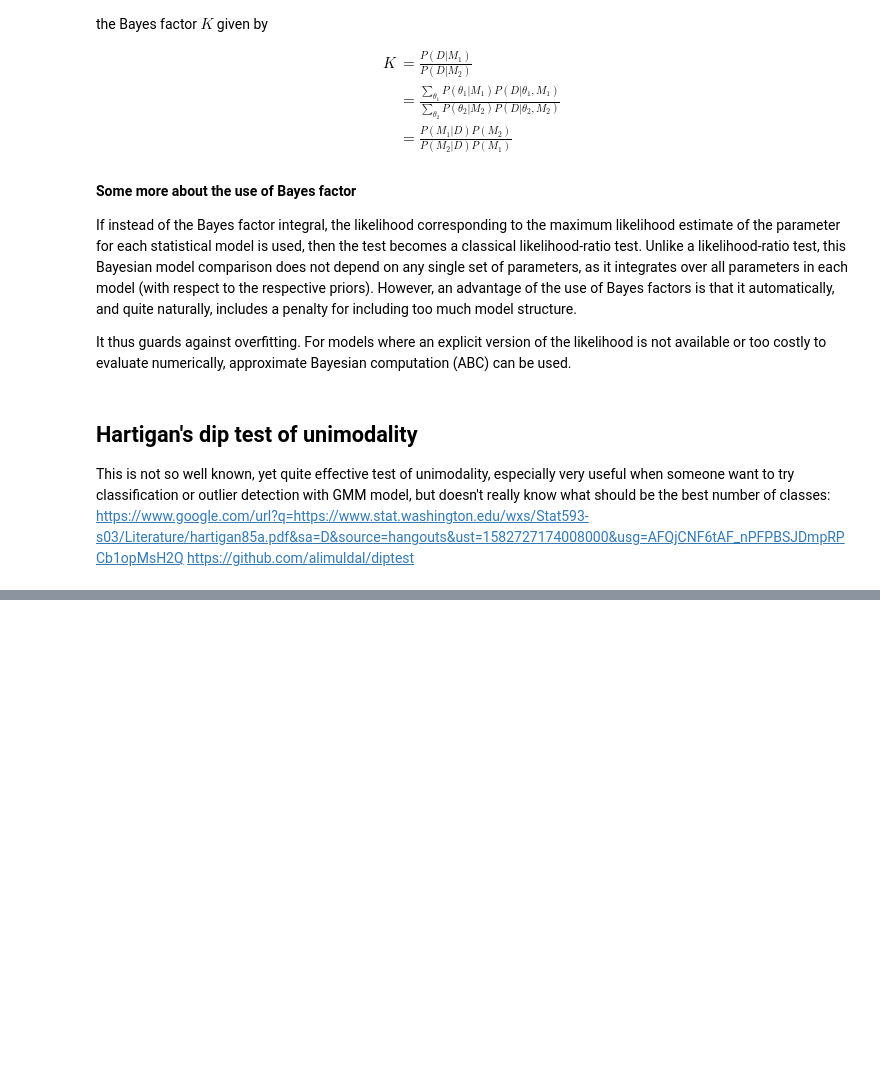
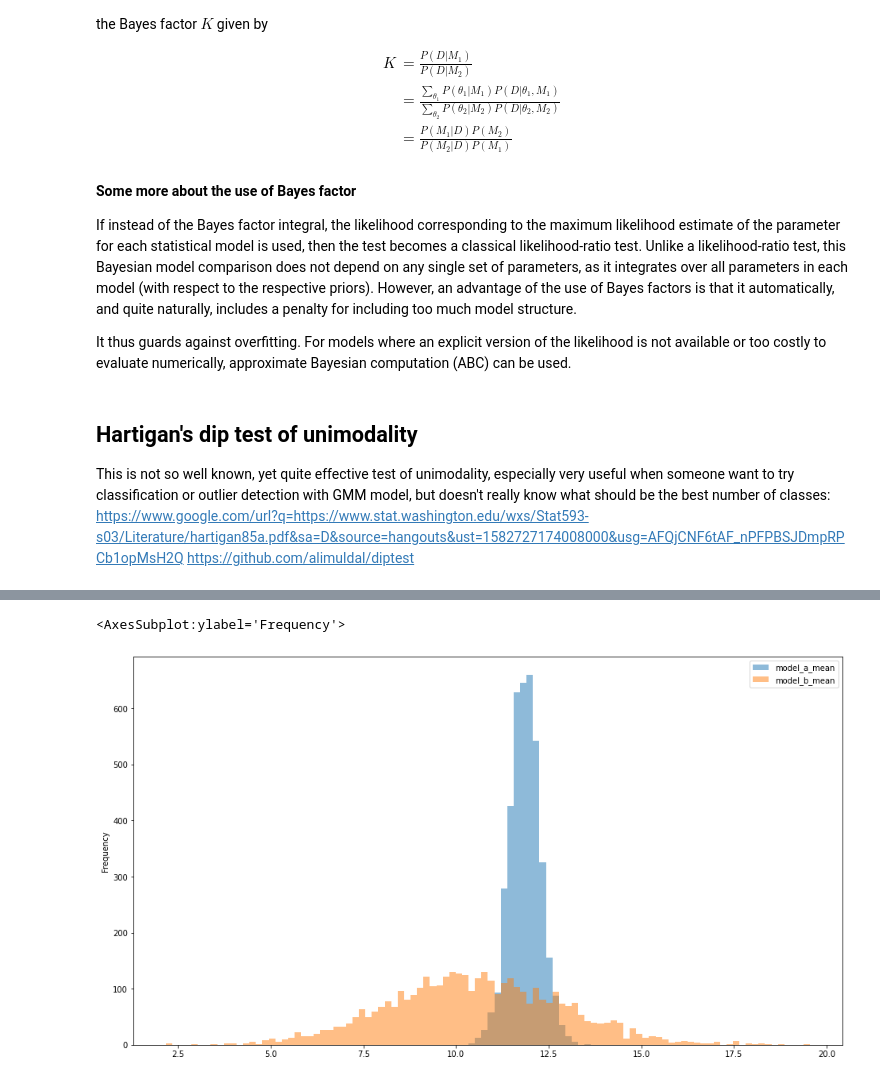
Before and after one commit to gnthibault/Optimisation-Python, a Jupyter notebook: StatisticalTest.ipynb, the cells around one changed output, grey strips where cells are left out. Saved outputs shown, nothing was run; the diff lists cells and outputs as text; code cells hidden in the pictures; blank space fills up the shorter version.

```diff
--- a/StatisticalTest.ipynb
+++ b/StatisticalTest.ipynb
@@ -1491,0 +1521,16 @@ https://github.com/alimuldal/diptest
+# %%
+mu_m = y.value.mean()
+mu_s = y.value.std()
+
+# We define our a-priori distribution for model parameters
+with pm.Model() as model:
+    model_a_mean = pm.Normal("model_a_mean", mu_m, sd=mu_s)
+    model_b_mean = pm.Normal("model_b_mean", mu_m, sd=mu_s)
+sigma_low = 1
+sigma_high = 10
+with model:
+    model_a_std = pm.Uniform("model_a_std", lower=sigma_low, upper=sigma_high)
+    model_b_std = pm.Uniform("model_b_std", lower=sigma_low, upper=sigma_high)
+with model:
+    # The smaller the v-1 parameter, the further away we are from normal, and the more weight in the tail
+    v = pm.Exponential("v_minus_one", 1/29) + 1
@@ -1491,0 +1545,5 @@ https://github.com/alimuldal/diptest
+# %%
+# Now sample with default sampler
+with model:
+    trace = pm.sample()
+trace_df = pm.trace_to_dataframe(trace)
@@ -1491,0 +1573,8 @@ https://github.com/alimuldal/diptest
+# %%
+# Show posterior distribution for model_a and model_b means
+#help(trace)
+fig, ax = plt.subplots(figsize=(16,9))
+trace_df[["model_a_mean", "model_b_mean"]].plot.hist(bins=100, ax=ax, alpha=0.5)
+# %% [output]
+<AxesSubplot:ylabel='Frequency'>
+[figure, added]
```
Also changed, not shown: parts of 7 cells of this notebook.
